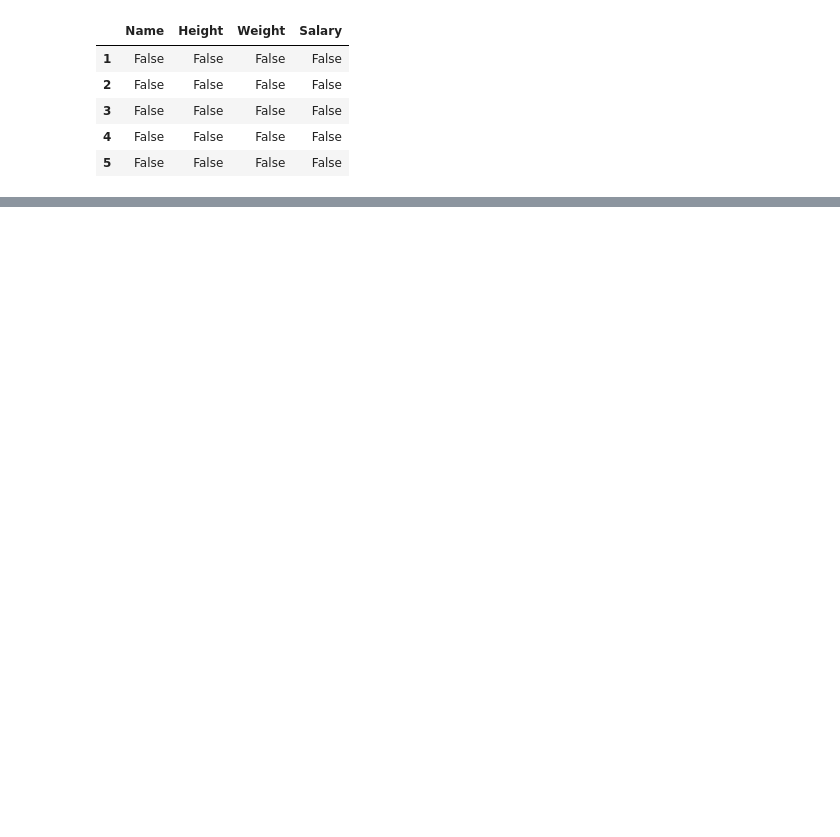
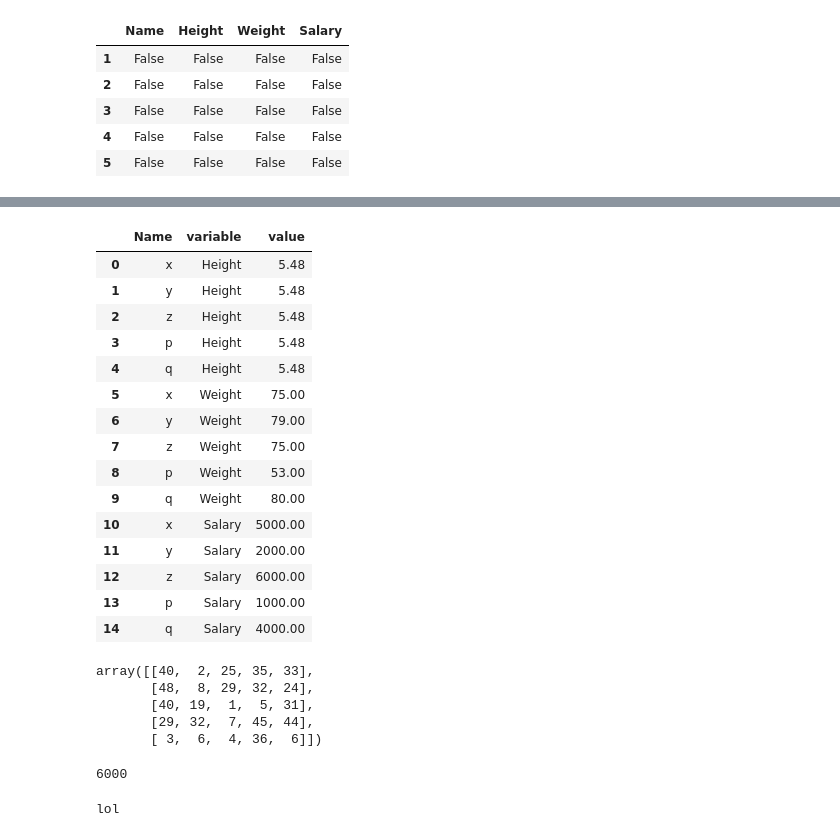
Before and after one commit to akshay4/python, a Jupyter notebook: Pandas_Python.ipynb, the cells around one changed output, grey strips where cells are left out. Saved outputs shown, nothing was run; the diff lists cells and outputs as text; code cells hidden in the pictures; blank space fills up the shorter version.

```diff
--- a/Pandas_Python.ipynb
+++ b/Pandas_Python.ipynb
@@ -414,0 +440,40 @@ dtype: float64
+# %%
+pd.melt(data2,id_vars='Name')
+# %% [output]
+|  | Name | variable | value |
+| 0 | x | Height | 5.48 |
+| 1 | y | Height | 5.48 |
+| 2 | z | Height | 5.48 |
+| 3 | p | Height | 5.48 |
+| 4 | q | Height | 5.48 |
+| 5 | x | Weight | 75.00 |
+| 6 | y | Weight | 79.00 |
+| 7 | z | Weight | 75.00 |
+| 8 | p | Weight | 53.00 |
+| 9 | q | Weight | 80.00 |
+| 10 | x | Salary | 5000.00 |
+| 11 | y | Salary | 2000.00 |
+| 12 | z | Salary | 6000.00 |
+| 13 | p | Salary | 1000.00 |
+| 14 | q | Salary | 4000.00 |
+# %%
+d=np.random.randint(1,50,25)
+d=d.reshape(5,5)
+d
+# %% [output]
+array([[40,  2, 25, 35, 33],
+       [48,  8, 29, 32, 24],
+       [40, 19,  1,  5, 31],
+       [29, 32,  7, 45, 44],
+       [ 3,  6,  4, 36,  6]])
+# %%
+data2.iat[2,3]
+# %% [output]
+6000
+# %%
+a=4
+b=5
+if a==4 and b==5:
+    print("lol")
+# %% [output]
+lol
```
Also changed, not shown: parts of 16 cells of this notebook, 2 other files.
